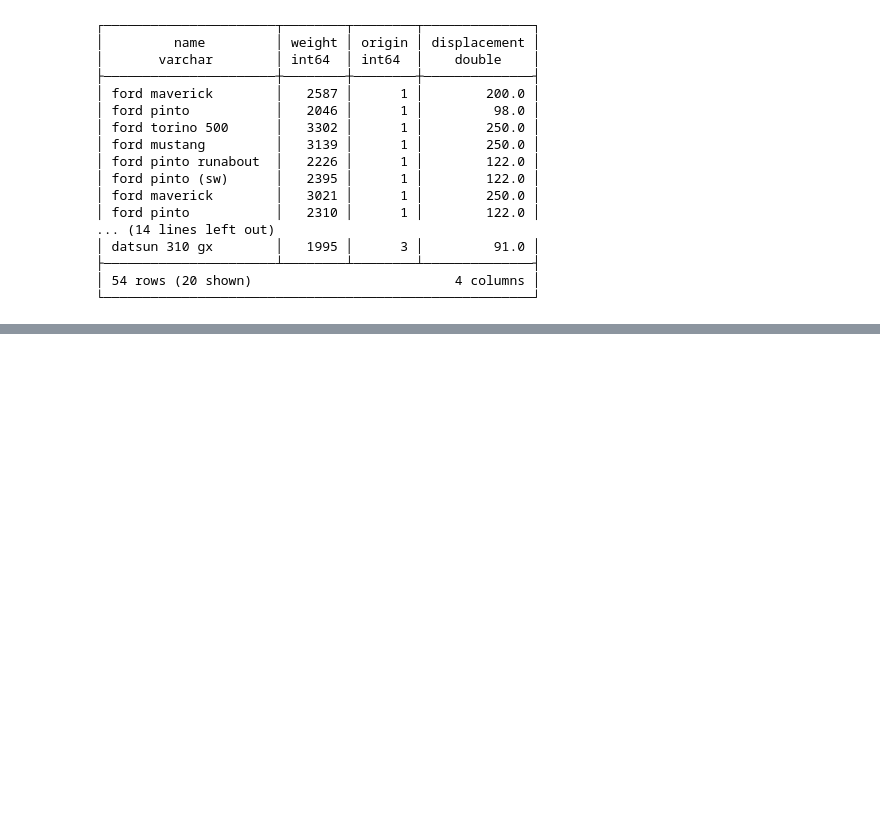
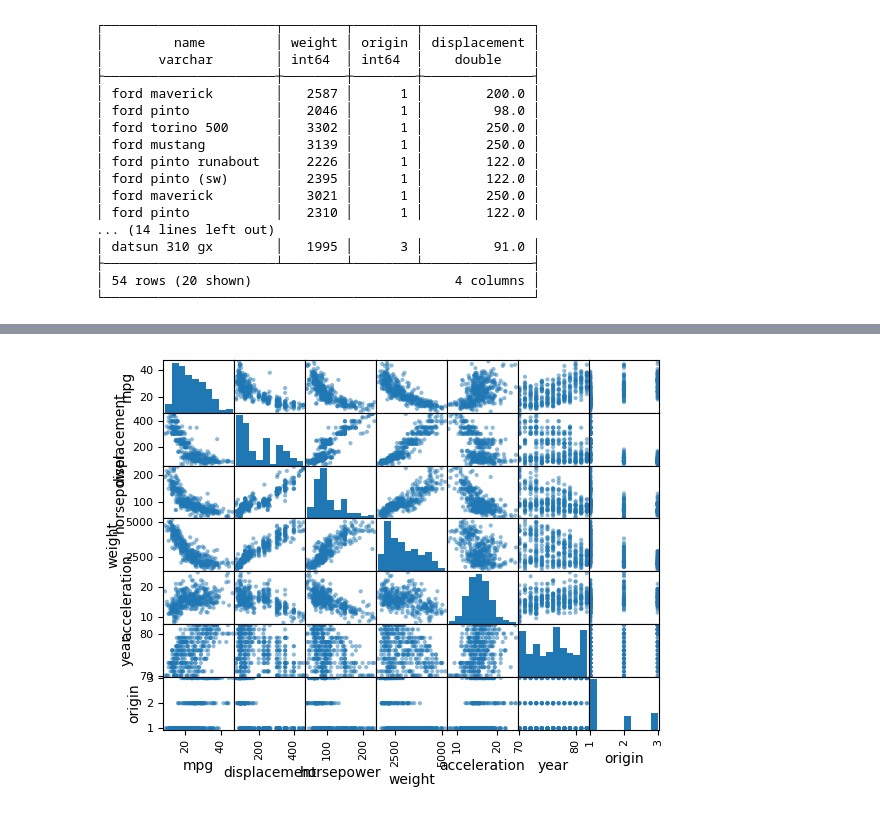
Before and after one commit to jernejfrank/probable-guacamole, a Jupyter notebook: examples/ch_2/basics.ipynb, the cells around one changed output, grey strips where cells are left out. Saved outputs shown, nothing was run; the diff lists cells and outputs as text; code cells hidden in the pictures; blank space fills up the shorter version.

```diff
--- a/examples/ch_2/basics.ipynb
+++ b/examples/ch_2/basics.ipynb
@@ -372,0 +381,6 @@ duckdb.query(
+# %%
+import plotly.express as px
+
+df.cylinders = pd.Series(df.cylinders, dtype="category")
+fig = px.box(df, x="cylinders", y="mpg")
+fig.show()
@@ -372,0 +389,4 @@ duckdb.query(
+# %%
+pd.plotting.scatter_matrix(df);
+# %% [output]
+[figure, added]
```
Also changed, not shown: parts of 4 cells of this notebook, 10 other files.
